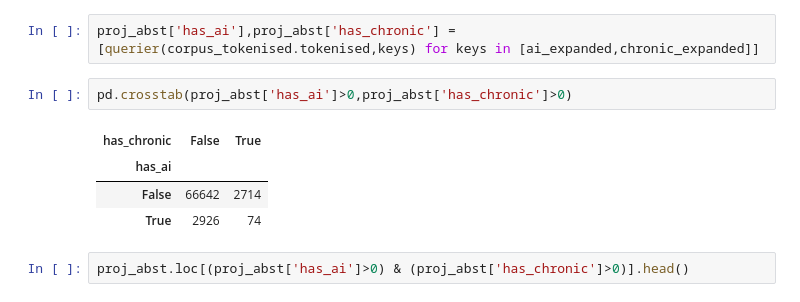
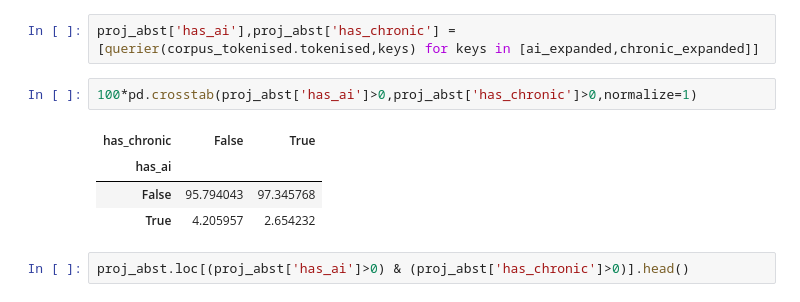
Before and after one commit to Juan-Mateos/eurito_mission, a Jupyter notebook: notebooks/01_jmg_gtr_eda.ipynb, the cells around one changed output. Saved outputs shown, nothing was run; the diff lists cells and outputs as text.

```diff
--- a/notebooks/01_jmg_gtr_eda.ipynb
+++ b/notebooks/01_jmg_gtr_eda.ipynb
@@ -1001,12 +1001,12 @@ chronic_expanded = synonym_chaser(seed_list=['chronic_disease','chronic'],model=
 # %%
 proj_abst['has_ai'],proj_abst['has_chronic'] = [querier(corpus_tokenised.tokenised,keys) for keys in [ai_expanded,chronic_expanded]]
 # %%
-pd.crosstab(proj_abst['has_ai']>0,proj_abst['has_chronic']>0)
+100*pd.crosstab(proj_abst['has_ai']>0,proj_abst['has_chronic']>0,normalize=1)
 # %% [output]
 | has_chronic | False | True |
 | has_ai |  |  |
-| False | 66642 | 2714 |
-| True | 2926 | 74 |
+| False | 95.794043 | 97.345768 |
+| True | 4.205957 | 2.654232 |
 # %%
 proj_abst.loc[(proj_abst['has_ai']>0) & (proj_abst['has_chronic']>0)].head()
 # %% [output]
```
Also changed, not shown: 1 other file.
